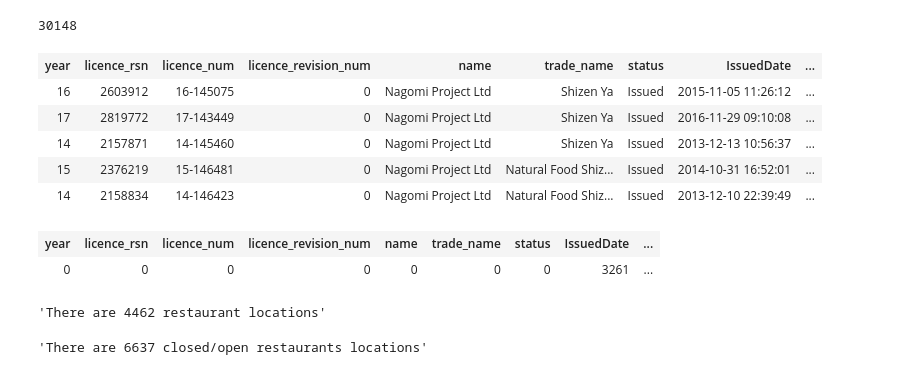
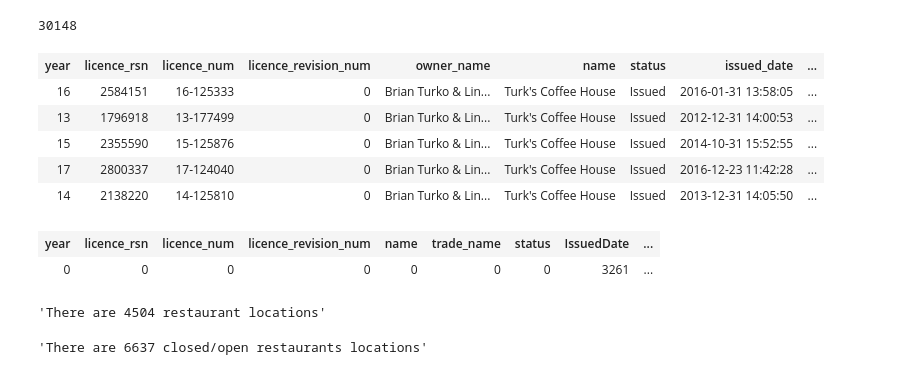
Before and after one commit to bradentam/vancouver_restaurants_project, a Jupyter notebook: eda/eda.ipynb, the cells around one changed output. Cells and saved outputs as stored; diff of their text form; code cells hidden in the pictures.

```diff
--- a/eda/eda.ipynb
+++ b/eda/eda.ipynb
@@ -155,9 +157,14 @@ f'There are %i businesses with missing name values' % licences_rest_df.filter('t
 # %% [markdown]
 > I will replace these entries with their business names.
 # %%
-licences_rest_df = licences_rest_df.withColumn('trade_name', coalesce('trade_name', 'name'))
+licences_rest_df = licences_rest_df.withColumn('name', coalesce('name', 'owner_name'))
 # %%
-licences_rest_df = licences_rest_df.dropna(subset = ['name'])
+licences_rest_df = licences_rest_df.dropna(subset = ['owner_name'])
+# %%
+# create new columns for longitude and latitude
+licences_rest_df = licences_rest_df.withColumn('longitude', regexp_extract(col('geom'), '\[(.+), (.+)\]', 1).cast('float'))\
+                                   .withColumn('latitude', regexp_extract(col('geom'), '\[(.+), (.+)\]', 2).cast('float'))\
+                                   .drop('geom')
 # %%
 licences_rest_df.count()
 # %% [output]
@@ -166,17 +173,17 @@ licences_rest_df.count()
 # Search for names using regex
 
 def search_restaurant(search_term, n = 20):
-    rows = licences_rest_df.trade_name.rlike('.*{}.*'.format(search_term))
+    rows = licences_rest_df.name.rlike('.*{}.*'.format(search_term))
     return licences_rest_df.filter(rows).limit(n)
-# %%
-search_restaurant('Shizen', 5)
-# %% [output]
-| year | licence_rsn | licence_num | licence_revision_num | name | trade_name | status | IssuedDate | ... |
-| 16 | 2603912 | 16-145075 | 0 | Nagomi Project Ltd | Shizen Ya | Issued | 2015-11-05 11:26:12 | ... |
-| 17 | 2819772 | 17-143449 | 0 | Nagomi Project Ltd | Shizen Ya | Issued | 2016-11-29 09:10:08 | ... |
-| 14 | 2157871 | 14-145460 | 0 | Nagomi Project Ltd | Shizen Ya | Issued | 2013-12-13 10:56:37 | ... |
-| 15 | 2376219 | 15-146481 | 0 | Nagomi Project Ltd | Natural Food Shiz... | Issued | 2014-10-31 16:52:01 | ... |
-| 14 | 2158834 | 14-146423 | 0 | Nagomi Project Ltd | Natural Food Shiz... | Issued | 2013-12-10 22:39:49 | ... |
+# %%
+search_restaurant("Turk's Coffee House", 5)
+# %% [output]
+| year | licence_rsn | licence_num | licence_revision_num | owner_name | name | status | issued_date | ... |
+| 16 | 2584151 | 16-125333 | 0 | Brian Turko & Lin... | Turk's Coffee House | Issued | 2016-01-31 13:58:05 | ... |
+| 13 | 1796918 | 13-177499 | 0 | Brian Turko & Lin... | Turk's Coffee House | Issued | 2012-12-31 14:00:53 | ... |
+| 15 | 2355590 | 15-125876 | 0 | Brian Turko & Lin... | Turk's Coffee House | Issued | 2014-10-31 15:52:55 | ... |
+| 17 | 2800337 | 17-124040 | 0 | Brian Turko & Lin... | Turk's Coffee House | Issued | 2016-12-23 11:42:28 | ... |
+| 14 | 2138220 | 14-125810 | 0 | Brian Turko & Lin... | Turk's Coffee House | Issued | 2013-12-31 14:05:50 | ... |
 # %%
 # number of missing values of each column
 licences_rest_df.select(*(sum(col(c).isNull().cast("int")).alias(c) for c in licences_rest_df.columns))
@@ -191,8 +198,8 @@ rest_distinct_df = licences_rest_df.select(['year', 'status',
                                             'postal_code', 'unit', 'house',
                                             'street', 'city']).distinct()
 # %%
-f'There are %i restaurant locations' % licences_rest_df.select(['geom', 'postal_code', 'unit',
+f'There are %i restaurant locations' % licences_rest_df.select(['longitude', 'latitude', 'postal_code', 'unit',
                                                                 'house', 'street', 'city']).distinct().count()
 # %% [output]
-'There are 4462 restaurant locations'
+'There are 4504 restaurant locations'
 # %%
```
Also changed, not shown: parts of 48 cells of this notebook.
